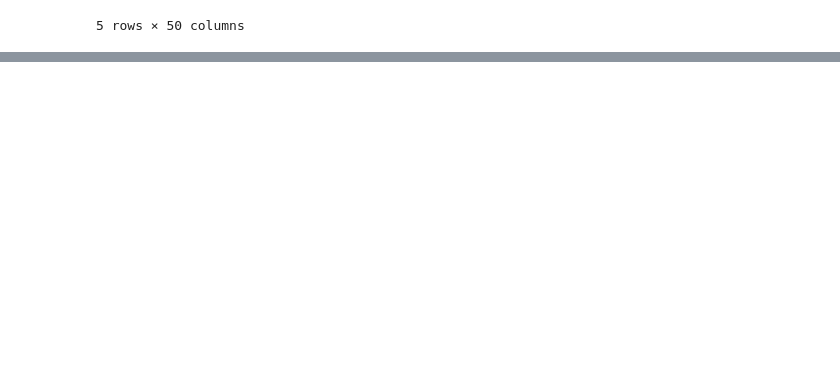
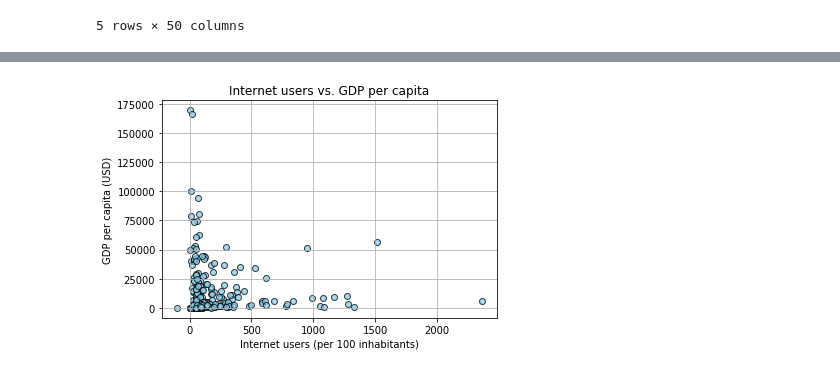
Before and after one commit to Data-Analytics-Project-Group/Visualizing-World-Economic-Trends, a Jupyter notebook: Visualizing World Economic Trends.ipynb, the cells around one changed output, grey strips where cells are left out. Saved outputs shown, nothing was run; the diff lists cells and outputs as text; code cells hidden in the pictures; blank space fills up the shorter version.

```diff
--- a/Visualizing World Economic Trends.ipynb
+++ b/Visualizing World Economic Trends.ipynb
@@ -19,0 +62,18 @@ country_data.head()
+# %%
+# Internet users vs. GDP per capita
+plt.scatter(tech_data["Internet users (per 100 inhabitants)"],
+            tech_data["GDP per capita (USD)"],
+            facecolors = "skyblue",
+            edgecolors = "black",
+            linewidths = 1,
+            marker = "o",
+            alpha = 0.75)
+
+plt.title("Internet users vs. GDP per capita")
+plt.ylabel("GDP per capita (USD)")
+plt.xlabel("Internet users (per 100 inhabitants)")
+plt.grid(True)
+
+plt.show()
+# %% [output]
+[figure, added]
```
Also changed, not shown: parts of 3 cells of this notebook.
